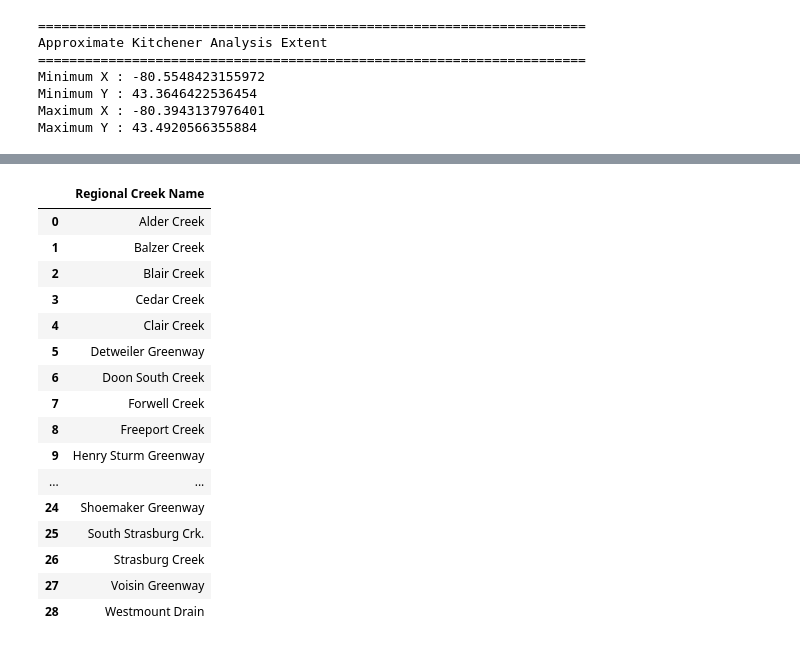
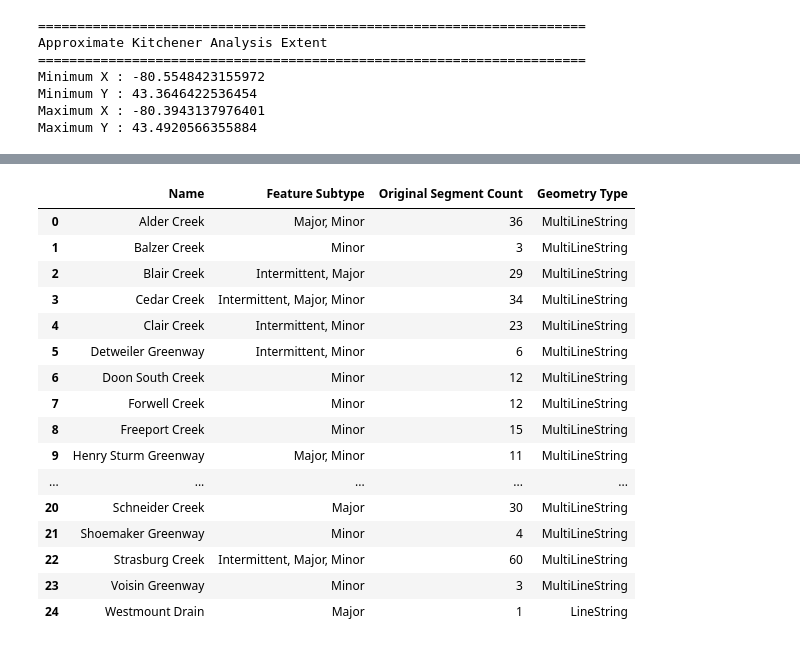
Before and after one commit to BrodyAcquilano/Jupyter-Ecology, a Jupyter notebook: Ecology/notebooks/05_Hydrography/05_02_Hydrography_Data_Integration_and_Validation.ipynb, the cells around one changed output, grey strips where cells are left out. Drawn from its saved outputs; the diff is of its cells as text; code cells hidden in the pictures.

Commit message:
Update to merging kitchener creeks

```diff
--- a/Ecology/notebooks/05_Hydrography/05_02_Hydrography_Data_Integration_and_Validation.ipynb
+++ b/Ecology/notebooks/05_Hydrography/05_02_Hydrography_Data_Integration_and_Validation.ipynb
@@ -4884,9 +4880,6 @@ regional_creeks_kitchener_extent = gpd.clip(
 
 regional_creeks_kitchener_extent = (
     regional_creeks_kitchener_extent
-    .explode(
-        index_parts=False
-    )
     .reset_index(drop=True)
 )
 
@@ -5092,23 +5167,41 @@ Unnamed Regional features       : 777
 # %%
 # ============================================================
-# Distinct Regional Creek Names Within Kitchener Extent
+# Display Named Regional Creek Inventory
 # ============================================================
 
-regional_distinct_names = (
-    regional_creeks_kitchener_named["Name"]
-    .astype("string")
-    .str.strip()
-    .dropna()
-    .drop_duplicates()
-    .sort_values()
-    .reset_index(drop=True)
-    .to_frame(name="Regional Creek Name")
+regional_named_inventory = (
+    regional_creeks_kitchener_named[
+        [
+            "Name",
+            "Feature Subtype",
+            "Original Segment Count",
+            "geometry"
+        ]
+    ]
+    .copy()
 )
 
-print(
-    "Distinct named Regional creeks within extent:",
-    len(regional_distinct_names)
+regional_named_inventory[
+    "Geometry Type"
+] = (
+    regional_named_inventory
+    .geometry
+    .geom_type
 )
 
-display(regional_distinct_names)
+regional_named_inventory = (
+    regional_named_inventory
+    .drop(columns="geometry")
+    .sort_values("Name")
+    .reset_index(drop=True)
+)
+
+with pd.option_context(
+    "display.max_rows",
+    None,
+    "display.max_colwidth",
+    None
+):
+
+    display(regional_named_inventory)
 # %% [output]
@@ -5116,19 +5208,19 @@ Distinct named Regional creeks within extent: 29
-|  | Regional Creek Name |
-| 0 | Alder Creek |
-| 1 | Balzer Creek |
-| 2 | Blair Creek |
-| 3 | Cedar Creek |
-| 4 | Clair Creek |
-| 5 | Detweiler Greenway |
-| 6 | Doon South Creek |
-| 7 | Forwell Creek |
-| 8 | Freeport Creek |
-| 9 | Henry Sturm Greenway |
-| ... | ... |
-| 24 | Shoemaker Greenway |
-| 25 | South Strasburg Crk. |
-| 26 | Strasburg Creek |
-| 27 | Voisin Greenway |
-| 28 | Westmount Drain |
+|  | Name | Feature Subtype | Original Segment Count | Geometry Type |
+| 0 | Alder Creek | Major, Minor | 36 | MultiLineString |
+| 1 | Balzer Creek | Minor | 3 | MultiLineString |
+| 2 | Blair Creek | Intermittent, Major | 29 | MultiLineString |
+| 3 | Cedar Creek | Intermittent, Major, Minor | 34 | MultiLineString |
+| 4 | Clair Creek | Intermittent, Minor | 23 | MultiLineString |
+| 5 | Detweiler Greenway | Intermittent, Minor | 6 | MultiLineString |
+| 6 | Doon South Creek | Minor | 12 | MultiLineString |
+| 7 | Forwell Creek | Minor | 12 | MultiLineString |
+| 8 | Freeport Creek | Minor | 15 | MultiLineString |
+| 9 | Henry Sturm Greenway | Major, Minor | 11 | MultiLineString |
+| ... | ... | ... | ... | ... |
+| 20 | Schneider Creek | Major | 30 | MultiLineString |
+| 21 | Shoemaker Greenway | Minor | 4 | MultiLineString |
+| 22 | Strasburg Creek | Intermittent, Major, Minor | 60 | MultiLineString |
+| 23 | Voisin Greenway | Minor | 3 | MultiLineString |
+| 24 | Westmount Drain | Major | 1 | LineString |
 # %%
 # ============================================================
```
Also changed, not shown: parts of 51 cells of this notebook.
